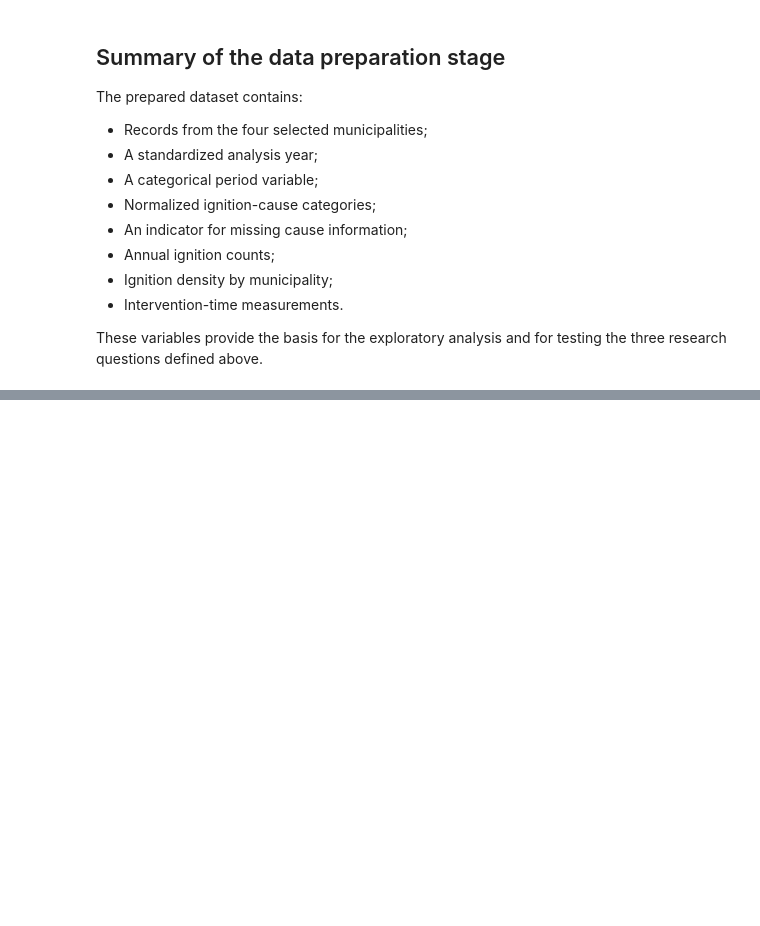
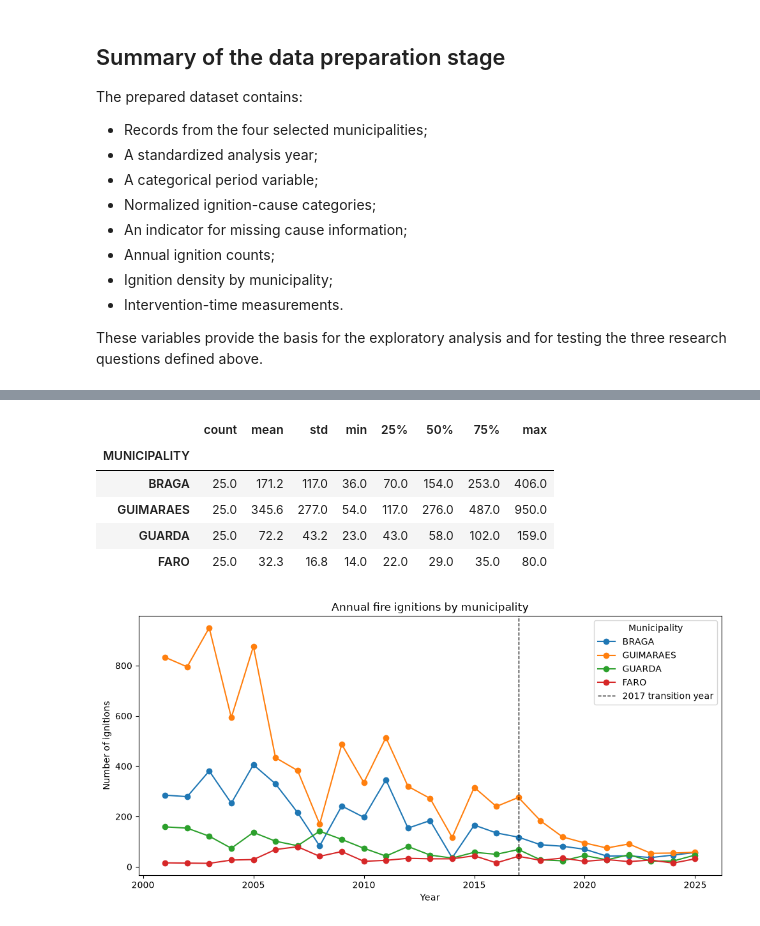
Before and after one commit to Rodrigosoares124/TEAM07-FCED, a Jupyter notebook: 00_scope_definition.ipynb, the cells around one changed output, grey strips where cells are left out. Drawn from its saved outputs; the diff is of its cells as text; code cells hidden in the pictures; blank space fills up the shorter version.

Commit message:
ignition per year visualization

```diff
--- a/00_scope_definition.ipynb
+++ b/00_scope_definition.ipynb
@@ -498,0 +489,26 @@ These variables provide the basis for the exploratory analysis and for testing t
+# %%
+import matplotlib.pyplot as plt
+
+annual_counts = (
+    scoped_data.groupby(["ANALYSIS_YEAR", "MUNICIPALITY"])
+    .size()
+    .unstack(fill_value=0)
+    .reindex(columns=MUNICIPALITIES)
+)
+
+display(annual_counts.describe().T.round(1))
+
+ax = annual_counts.plot(figsize=(10, 5), marker="o")
+ax.axvline(2017, color="black", linestyle="--", linewidth=1, label="2017 transition year")
+ax.set(title="Annual fire ignitions by municipality", xlabel="Year", ylabel="Number of ignitions")
+ax.legend(title="Municipality")
+plt.tight_layout()
+plt.show()
+# %% [output]
+|  | count | mean | std | min | 25% | 50% | 75% | max |
+| MUNICIPALITY |  |  |  |  |  |  |  |  |
+| BRAGA | 25.0 | 171.2 | 117.0 | 36.0 | 70.0 | 154.0 | 253.0 | 406.0 |
+| GUIMARAES | 25.0 | 345.6 | 277.0 | 54.0 | 117.0 | 276.0 | 487.0 | 950.0 |
+| GUARDA | 25.0 | 72.2 | 43.2 | 23.0 | 43.0 | 58.0 | 102.0 | 159.0 |
+| FARO | 25.0 | 32.3 | 16.8 | 14.0 | 22.0 | 29.0 | 35.0 | 80.0 |
+[figure, added]
```
Also changed, not shown: parts of 5 cells of this notebook.
